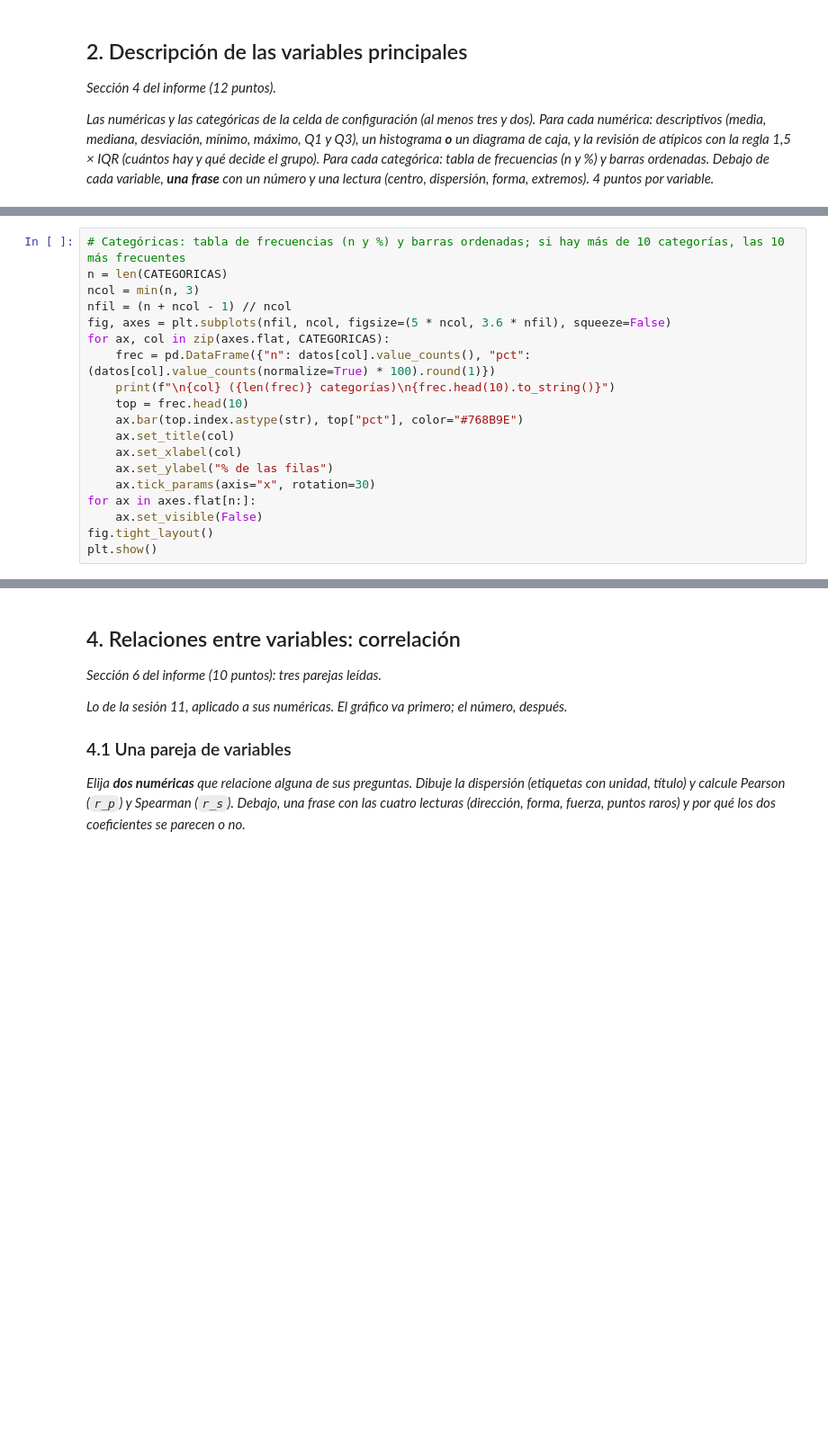
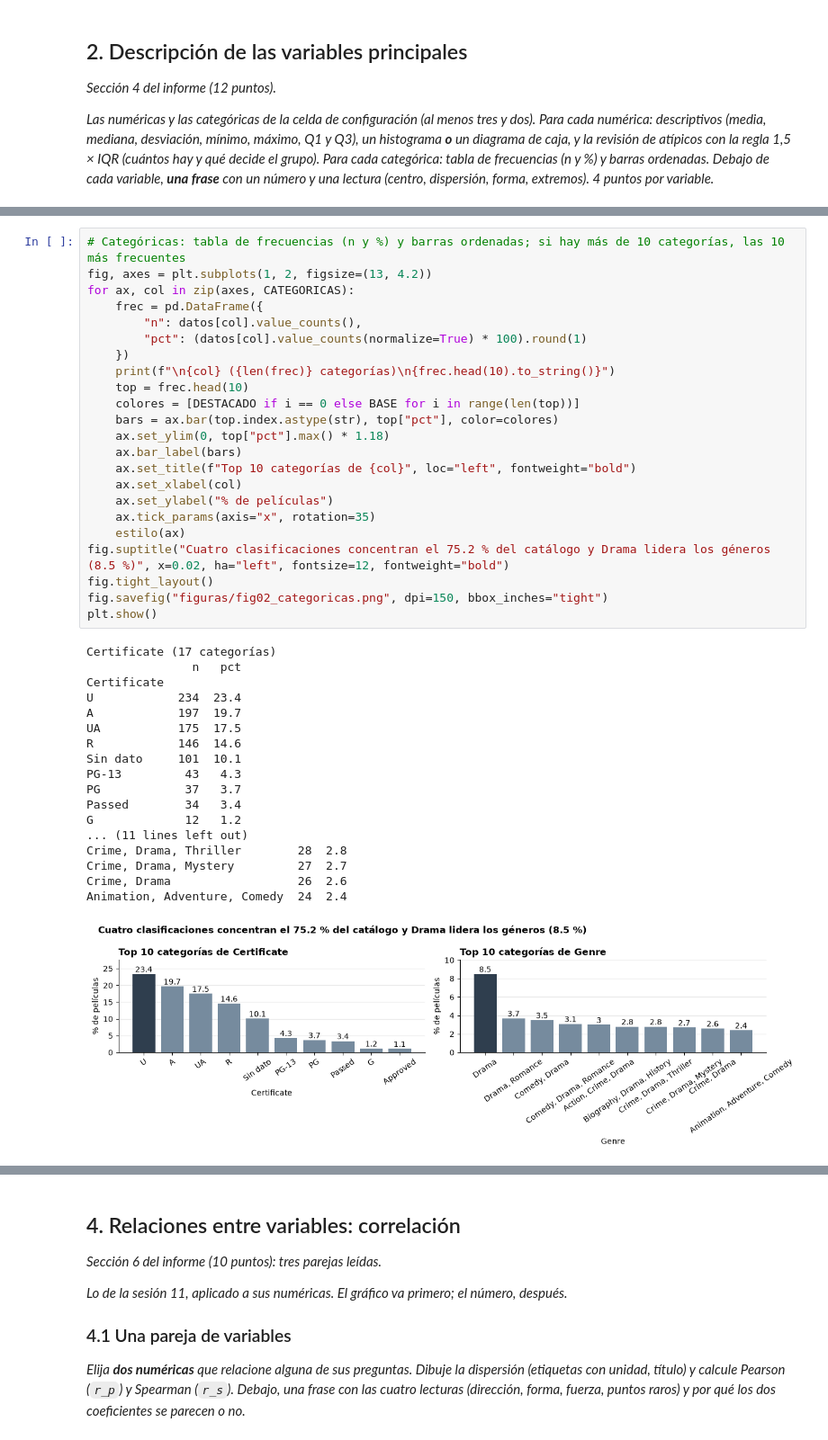
Before and after one commit to 0Kazu/Proyecto-de-FCDIA, a Jupyter notebook: Entrega 1/Entrega1_Plantilla_Notebook.ipynb, the cells around one changed output, grey strips where cells are left out. Shown at 90% size. Drawn from its saved outputs; the diff is of its cells as text; blank space fills up the shorter version.

```diff
--- a/Entrega 1/Entrega1_Plantilla_Notebook.ipynb
+++ b/Entrega 1/Entrega1_Plantilla_Notebook.ipynb
@@ -163,20 +261,43 @@ plt.show()
 # %%
 # Categóricas: tabla de frecuencias (n y %) y barras ordenadas; si hay más de 10 categorías, las 10 más frecuentes
-n = len(CATEGORICAS)
-ncol = min(n, 3)
-nfil = (n + ncol - 1) // ncol
-fig, axes = plt.subplots(nfil, ncol, figsize=(5 * ncol, 3.6 * nfil), squeeze=False)
-for ax, col in zip(axes.flat, CATEGORICAS):
-    frec = pd.DataFrame({"n": datos[col].value_counts(), "pct": (datos[col].value_counts(normalize=True) * 100).round(1)})
+fig, axes = plt.subplots(1, 2, figsize=(13, 4.2))
+for ax, col in zip(axes, CATEGORICAS):
+    frec = pd.DataFrame({
+        "n": datos[col].value_counts(),
+        "pct": (datos[col].value_counts(normalize=True) * 100).round(1)
+    })
     print(f"\n{col} ({len(frec)} categorías)\n{frec.head(10).to_string()}")
     top = frec.head(10)
-    ax.bar(top.index.astype(str), top["pct"], color="#768B9E")
-    ax.set_title(col)
+    colores = [DESTACADO if i == 0 else BASE for i in range(len(top))]
+    bars = ax.bar(top.index.astype(str), top["pct"], color=colores)
+    ax.set_ylim(0, top["pct"].max() * 1.18)
+    ax.bar_label(bars)
+    ax.set_title(f"Top 10 categorías de {col}", loc="left", fontweight="bold")
     ax.set_xlabel(col)
-    ax.set_ylabel("% de las filas")
-    ax.tick_params(axis="x", rotation=30)
-for ax in axes.flat[n:]:
-    ax.set_visible(False)
+    ax.set_ylabel("% de películas")
+    ax.tick_params(axis="x", rotation=35)
+    estilo(ax)
+fig.suptitle("Cuatro clasificaciones concentran el 75.2 % del catálogo y Drama lidera los géneros (8.5 %)", x=0.02, ha="left", fontsize=12, fontweight="bold")
 fig.tight_layout()
+fig.savefig("figuras/fig02_categoricas.png", dpi=150, bbox_inches="tight")
 plt.show()
+# %% [output]
+Certificate (17 categorías)
+               n   pct
+Certificate
+U            234  23.4
+A            197  19.7
+UA           175  17.5
+R            146  14.6
+Sin dato     101  10.1
+PG-13         43   4.3
+PG            37   3.7
+Passed        34   3.4
+G             12   1.2
+... (11 lines left out)
+Crime, Drama, Thriller        28  2.8
+Crime, Drama, Mystery         27  2.7
+Crime, Drama                  26  2.6
+Animation, Adventure, Comedy  24  2.4
+[figure, added]
 # %% [markdown]
```
Also changed, not shown: parts of 46 cells of this notebook, 12 other files.
